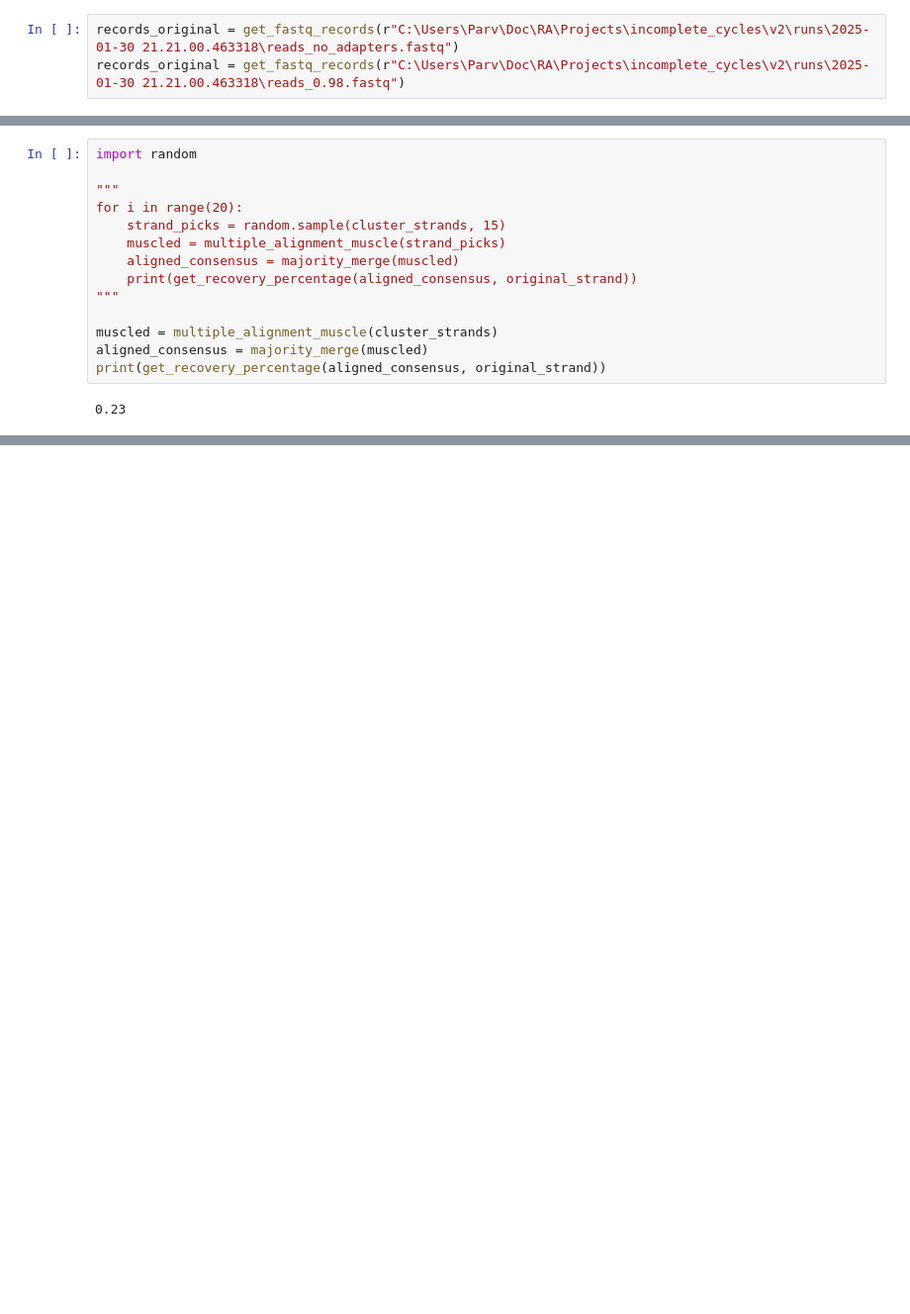
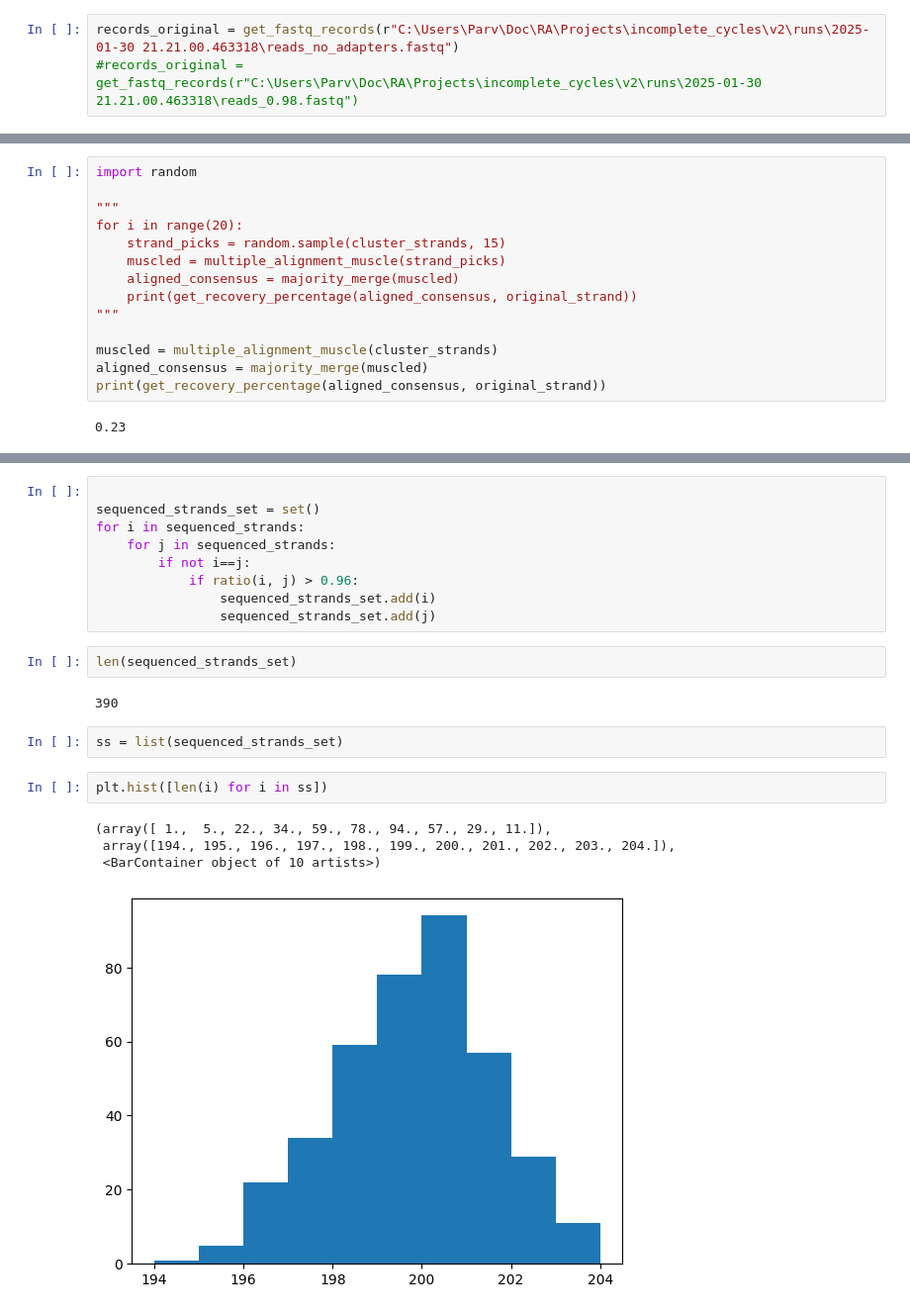
Before and after one commit to Parvfect/Incomplete_cycles, a Jupyter notebook: v2/testing_clustering.ipynb, the cells around one changed output, grey strips where cells are left out. Shown at 99% size. Drawn from its saved outputs; the diff is of its cells as text; blank space fills up the shorter version.

```diff
--- a/v2/testing_clustering.ipynb
+++ b/v2/testing_clustering.ipynb
@@ -13,7 +13,7 @@ from aligned_clustering import conduct_align_clustering
 from utils import get_fastq_records, load_json_file, get_original_strands, get_badread_strand_id, get_recovery_percentage
 # %%
 records_original = get_fastq_records(r"C:\Users\Parv\Doc\RA\Projects\incomplete_cycles\v2\runs\2025-01-30 21.21.00.463318\reads_no_adapters.fastq")
-records_original = get_fastq_records(r"C:\Users\Parv\Doc\RA\Projects\incomplete_cycles\v2\runs\2025-01-30 21.21.00.463318\reads_0.98.fastq")
+#records_original = get_fastq_records(r"C:\Users\Parv\Doc\RA\Projects\incomplete_cycles\v2\runs\2025-01-30 21.21.00.463318\reads_0.98.fastq")
 # %%
 original_strand_ids, coupling_rates, capping_flags, original_strands = get_original_strands(r"C:\Users\Parv\Doc\RA\Projects\incomplete_cycles\v2\runs\2025-01-30 21.21.00.463318\original_strands.txt")
 
@@ -234,0 +271,22 @@ Levenshtien edit distance works pretty well. That's my metric. Kmeans works for
+# %%
+
+sequenced_strands_set = set()
+for i in sequenced_strands:
+    for j in sequenced_strands:
+        if not i==j:
+            if ratio(i, j) > 0.96:
+                sequenced_strands_set.add(i)
+                sequenced_strands_set.add(j)
+# %%
+len(sequenced_strands_set)
+# %% [output]
+390
+# %%
+ss = list(sequenced_strands_set)
+# %%
+plt.hist([len(i) for i in ss])
+# %% [output]
+(array([ 1.,  5., 22., 34., 59., 78., 94., 57., 29., 11.]),
+ array([194., 195., 196., 197., 198., 199., 200., 201., 202., 203., 204.]),
+ <BarContainer object of 10 artists>)
+[figure, added]
```
Also changed, not shown: parts of 18 cells of this notebook.
